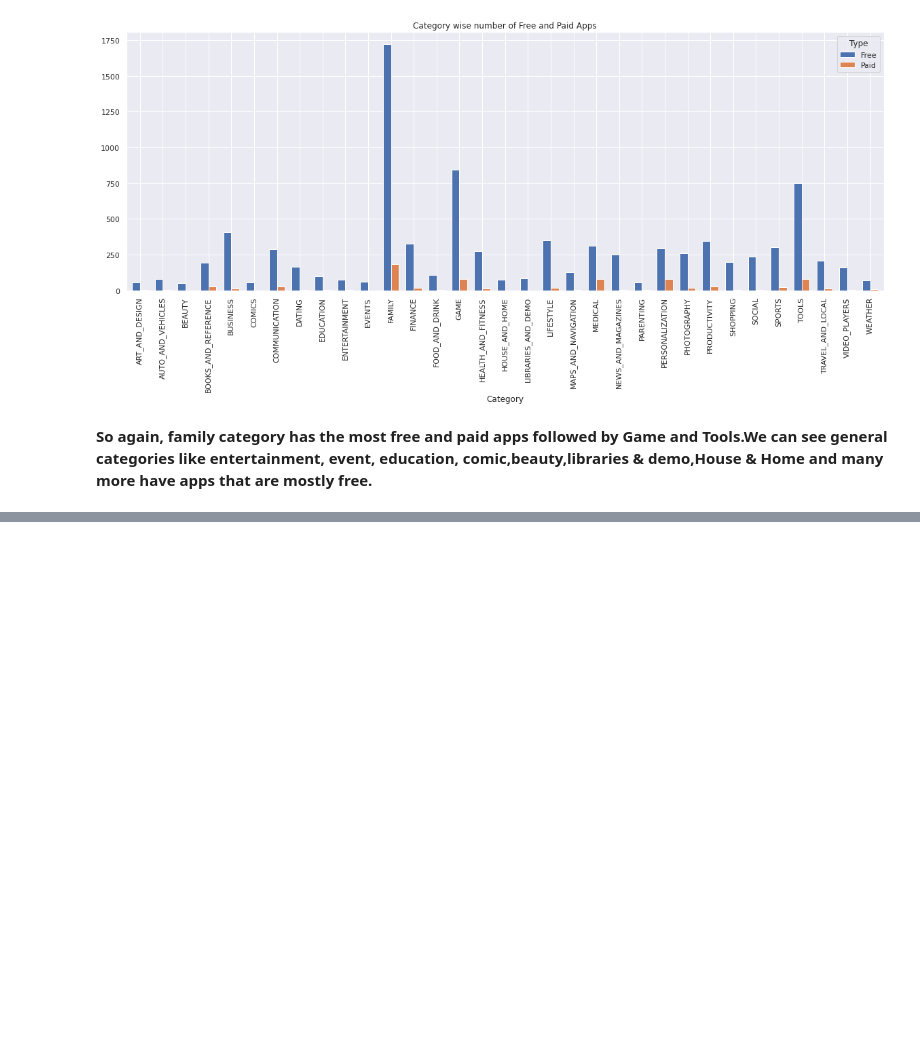
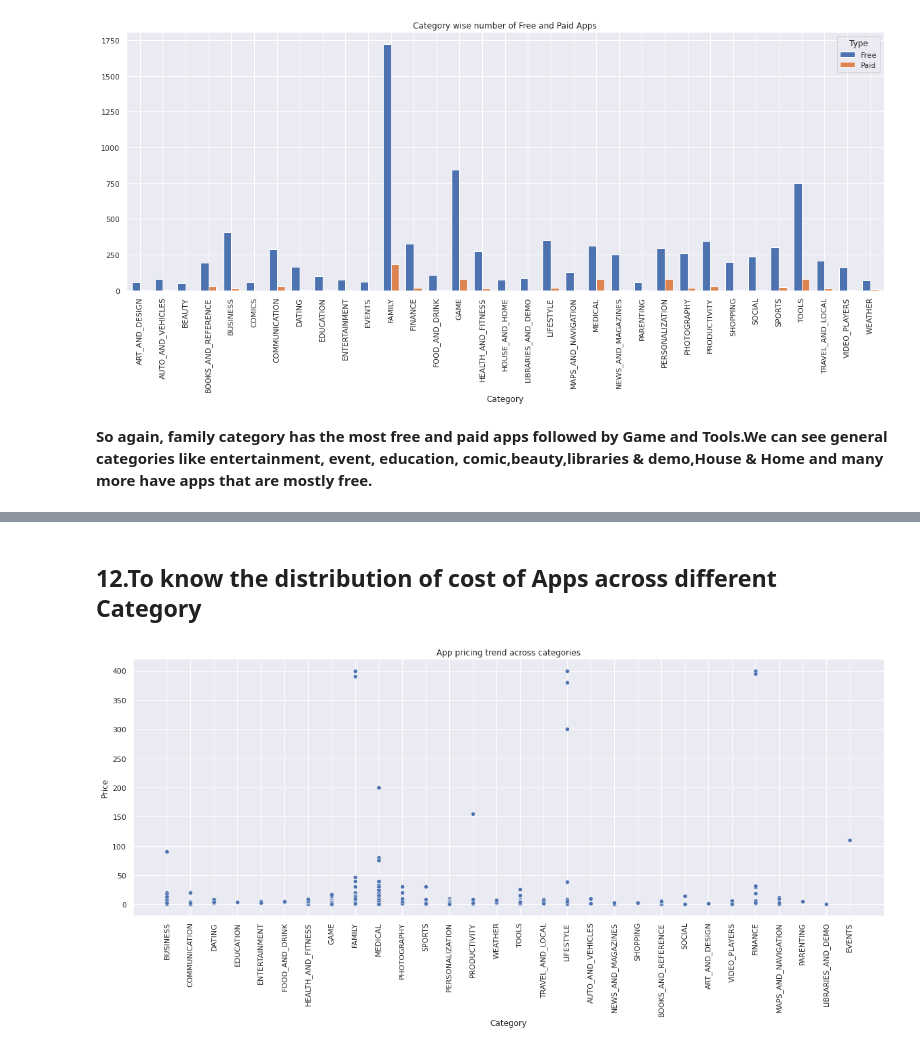
Before and after one commit to Srijan-Rai/Playstore, a Jupyter notebook: Final_Play_Store_App_Analysis.ipynb, the cells around one changed output, grey strips where cells are left out. Drawn from its saved outputs; the diff is of its cells as text; code cells hidden in the pictures; blank space fills up the shorter version.

```diff
--- a/Final_Play_Store_App_Analysis.ipynb
+++ b/Final_Play_Store_App_Analysis.ipynb
@@ -532,0 +598,11 @@ plt.show()
+# %% [markdown]
+## **12.To know the distribution of cost of Apps across different Category**
+# %%
+plt.figure(figsize=(20,7))
+plt.title('App pricing trend across categories')
+plt.xticks(rotation=90)
+
+sns.scatterplot(x='Category', y='Price', data= Paid_Apps)
+plt.show()
+# %% [output]
+[figure, added]
```
Also changed, not shown: parts of 24 cells of this notebook.
